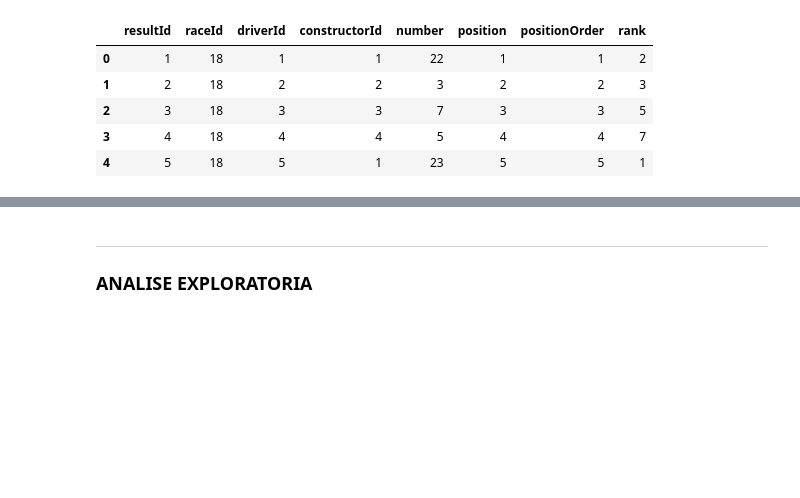
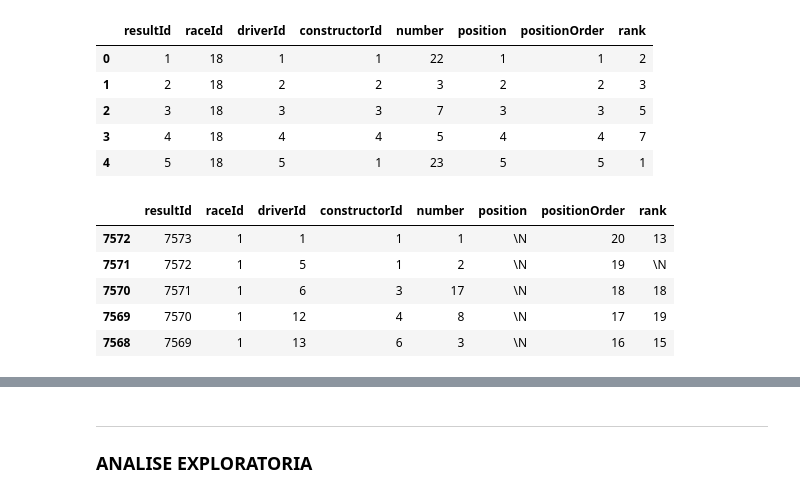
Before and after one commit to Amanda-Carmo/projeto2_cdados, a Jupyter notebook: Projeto 2 DADOS.ipynb, the cells around one changed output, grey strips where cells are left out. Saved outputs shown, nothing was run; the diff lists cells and outputs as text; code cells hidden in the pictures; blank space fills up the shorter version.

```diff
--- a/Projeto 2 DADOS.ipynb
+++ b/Projeto 2 DADOS.ipynb
@@ -174,3 +164,14 @@ dados_result.head()
 | 2 | 3 | 18 | 3 | 3 | 7 | 3 | 3 | 5 |
 | 3 | 4 | 18 | 4 | 4 | 5 | 4 | 4 | 7 |
 | 4 | 5 | 18 | 5 | 1 | 23 | 5 | 5 | 1 |
+# %%
+dados_results = dados_result.sort_values(by=['raceId'])
+# %%
+dados_results.head()
+# %% [output]
+|  | resultId | raceId | driverId | constructorId | number | position | positionOrder | rank |
+| 7572 | 7573 | 1 | 1 | 1 | 1 | \N | 20 | 13 |
+| 7571 | 7572 | 1 | 5 | 1 | 2 | \N | 19 | \N |
+| 7570 | 7571 | 1 | 6 | 3 | 17 | \N | 18 | 18 |
+| 7569 | 7570 | 1 | 12 | 4 | 8 | \N | 17 | 19 |
+| 7568 | 7569 | 1 | 13 | 6 | 3 | \N | 16 | 15 |
```
Also changed, not shown: parts of 13 cells of this notebook.
